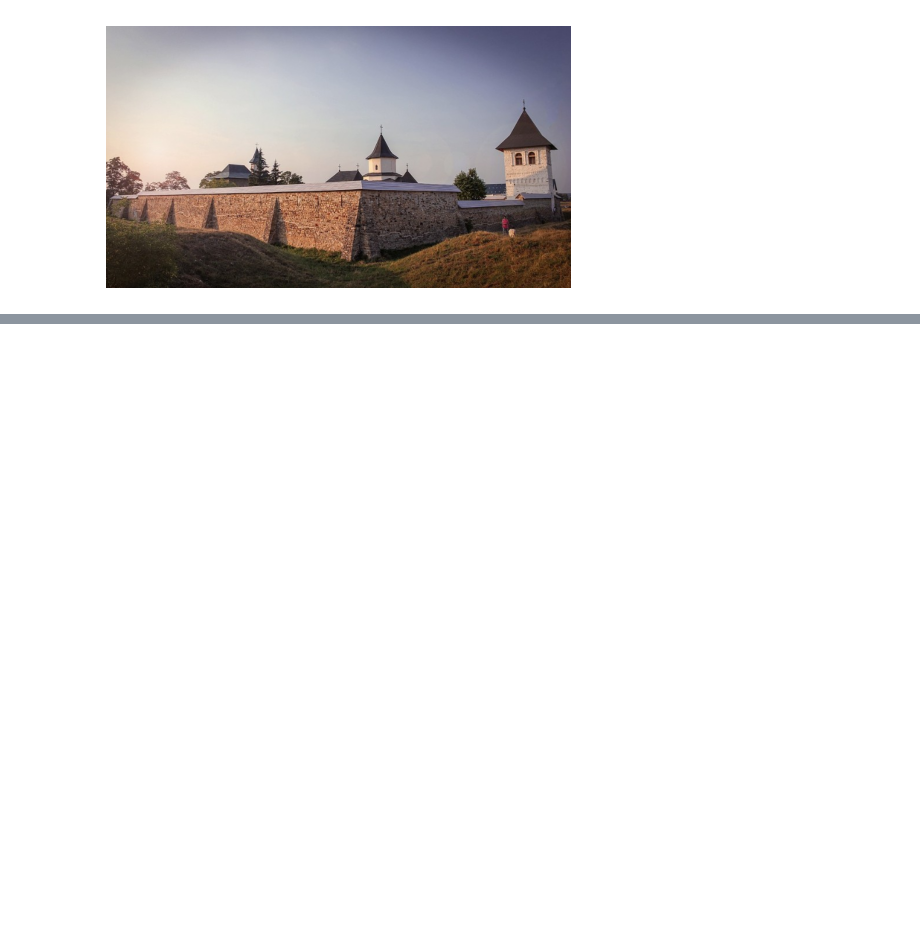
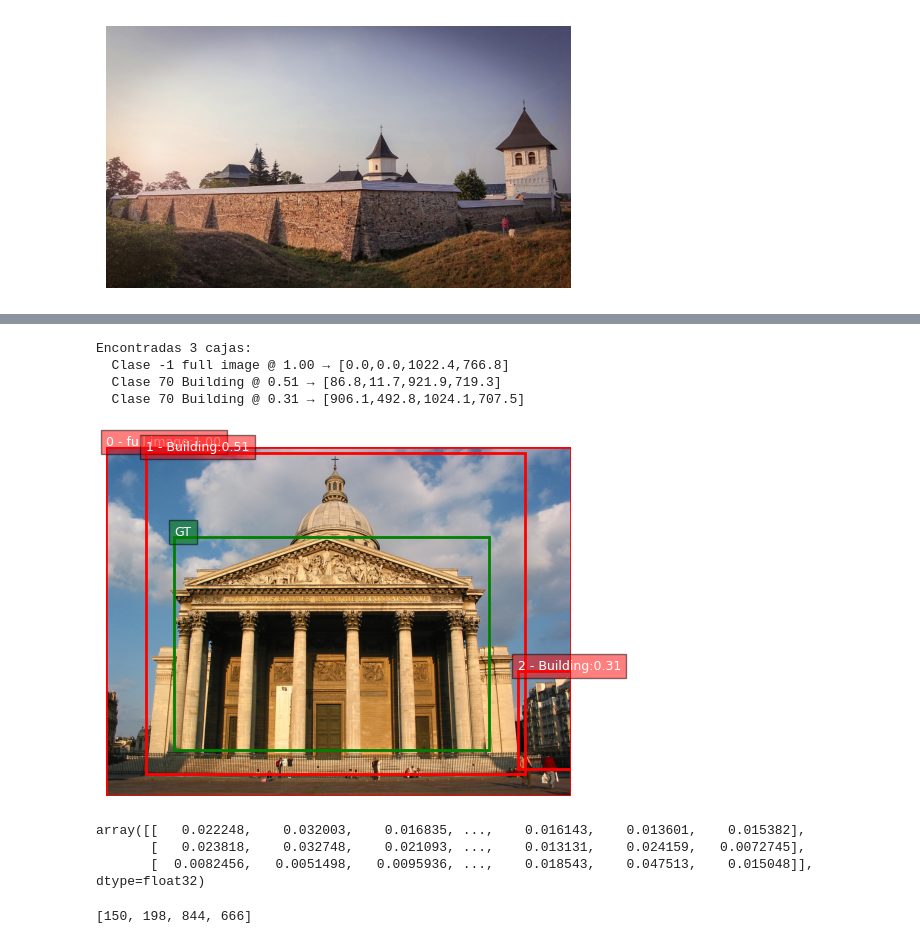
Before and after one commit to theviderlab/landmark-detection-with-retrieval, a Jupyter notebook: full_pipeline.ipynb, the cells around one changed output, grey strips where cells are left out. Saved outputs shown, nothing was run; the diff lists cells and outputs as text; code cells hidden in the pictures; blank space fills up the shorter version.

```diff
--- a/full_pipeline.ipynb
+++ b/full_pipeline.ipynb
@@ -181,0 +220,27 @@ Encontradas 5 cajas:
+# %%
+results_rparis6k = pipeline.run(RPARIS6K_IMAGE_PATH)
+# %%
+show_bboxes(
+    RPARIS6K_IMAGE_PATH,
+    CLASS_NAMES_PATH,
+    results_rparis6k[0],
+    results_rparis6k[2],
+    results_rparis6k[1],
+    bbox_gnd=gnd_paris['gnd'][rparis6k_item]['bbx']
+)
+# %% [output]
+Encontradas 3 cajas:
+  Clase -1 full image @ 1.00 → [0.0,0.0,1022.4,766.8]
+  Clase 70 Building @ 0.51 → [86.8,11.7,921.9,719.3]
+  Clase 70 Building @ 0.31 → [906.1,492.8,1024.1,707.5]
+[figure, added]
+# %%
+results_rparis6k[3]
+# %% [output]
+array([[   0.022248,    0.032003,    0.016835, ...,    0.016143,    0.013601,    0.015382],
+       [   0.023818,    0.032748,    0.021093, ...,    0.013131,    0.024159,   0.0072745],
+       [  0.0082456,   0.0051498,   0.0095936, ...,    0.018543,    0.047513,    0.015048]], dtype=float32)
+# %%
+gnd_paris['gnd'][rparis6k_item]['bbx']
+# %% [output]
+[150, 198, 844, 666]
```
Also changed, not shown: parts of 27 cells of this notebook, 6 other files.
